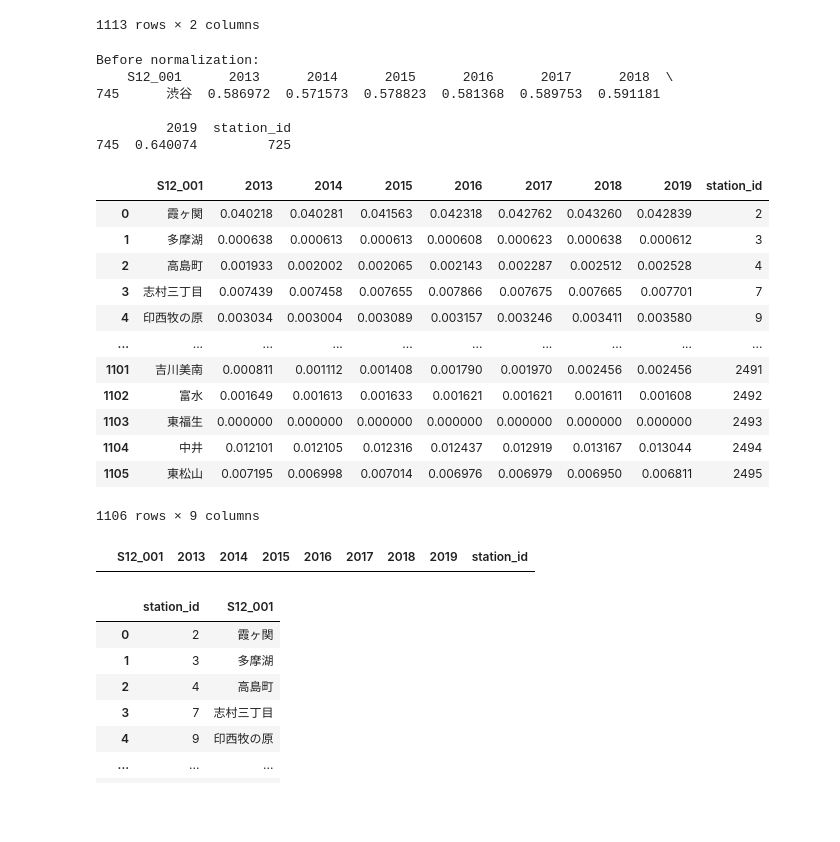
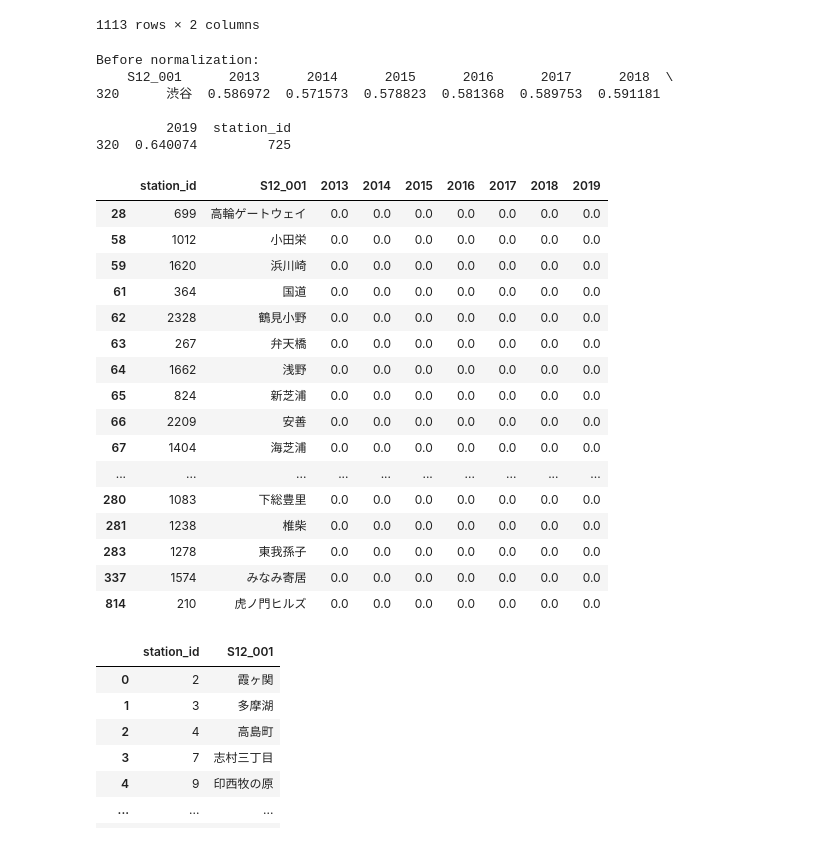
Before and after one commit to alessioborgi/PolySheafNeuralNetworks-RailwayPassengers, a Jupyter notebook: datasets/tokyo_railway/graph_plot_jp.ipynb, the cells around one changed output. Drawn from its saved outputs; the diff is of its cells as text; code cells hidden in the pictures; blank space fills up the shorter version.

```diff
--- a/datasets/tokyo_railway/graph_plot_jp.ipynb
+++ b/datasets/tokyo_railway/graph_plot_jp.ipynb
@@ -7,7 +7,7 @@ import matplotlib.pyplot as plt
 # %%
 pd.set_option('display.max_rows', 500)
 # %%
-connection_pd = pd.read_csv('./line_station_connectionV1130.csv')
+connection_pd = pd.read_csv('./raw/line_station_connectionV1130.csv')
 connection_pd
 # %% [output]
 |  | line_cd | station_cd1 | station_cd2 | company_cd | line_name | station_name1 | station_name2 | station_lng1 | ... |
@@ -47,11 +47,13 @@ station_list_pd
 # %%
 # list of all the stations in the passenger survey data that are also in the connection data
 
-passenger_survey_pd = pd.read_csv('./pass_survey_tokyov1109.csv')
+passenger_survey_pd = pd.read_csv('./raw/pass_survey_tokyov1109.csv')
 passenger_survey_pd['station_id'] = passenger_survey_pd['station_id'].astype(int)
 passenger_survey_pd[passenger_survey_pd['station_id'].isin(station_list_pd['station_id'].values)]
 
 matching_passenger_survey_pd = passenger_survey_pd[passenger_survey_pd['station_id'].isin(station_list_pd['station_id'].values)].reset_index(drop=True)
+matching_passenger_survey_pd = matching_passenger_survey_pd.sort_values('station_id').reset_index(drop=True)
+matching_passenger_survey_pd
 
 year_cols = ['2013', '2014', '2015', '2016', '2017', '2018', '2019']
 # max-min normalize passenger counts:
@@ -69,37 +71,36 @@ print(matching_passenger_survey_pd.loc[matching_passenger_survey_pd['S12_001'] =
 # row_maxs = matching_passenger_survey_pd[year_cols].max(axis=1)
 # for year in year_cols:
 #     matching_passenger_survey_pd[year] = (matching_passenger_survey_pd[year] - row_mins) / (row_maxs - row_mins)
-
-
-matching_passenger_survey_pd = matching_passenger_survey_pd.sort_values('station_id').reset_index(drop=True)
-matching_passenger_survey_pd
 # %% [output]
 Before normalization:
     S12_001      2013      2014      2015      2016      2017      2018  \
-745      渋谷  0.586972  0.571573  0.578823  0.581368  0.589753  0.591181
+320      渋谷  0.586972  0.571573  0.578823  0.581368  0.589753  0.591181
 
          2019  station_id
-745  0.640074         725
+320  0.640074         725
-|  | S12_001 | 2013 | 2014 | 2015 | 2016 | 2017 | 2018 | 2019 | station_id |
-| 0 | 霞ヶ関 | 0.040218 | 0.040281 | 0.041563 | 0.042318 | 0.042762 | 0.043260 | 0.042839 | 2 |
-| 1 | 多摩湖 | 0.000638 | 0.000613 | 0.000613 | 0.000608 | 0.000623 | 0.000638 | 0.000612 | 3 |
-| 2 | 高島町 | 0.001933 | 0.002002 | 0.002065 | 0.002143 | 0.002287 | 0.002512 | 0.002528 | 4 |
-| 3 | 志村三丁目 | 0.007439 | 0.007458 | 0.007655 | 0.007866 | 0.007675 | 0.007665 | 0.007701 | 7 |
-| 4 | 印西牧の原 | 0.003034 | 0.003004 | 0.003089 | 0.003157 | 0.003246 | 0.003411 | 0.003580 | 9 |
-| ... | ... | ... | ... | ... | ... | ... | ... | ... | ... |
-| 1101 | 吉川美南 | 0.000811 | 0.001112 | 0.001408 | 0.001790 | 0.001970 | 0.002456 | 0.002456 | 2491 |
-| 1102 | 富水 | 0.001649 | 0.001613 | 0.001633 | 0.001621 | 0.001621 | 0.001611 | 0.001608 | 2492 |
-| 1103 | 東福生 | 0.000000 | 0.000000 | 0.000000 | 0.000000 | 0.000000 | 0.000000 | 0.000000 | 2493 |
-| 1104 | 中井 | 0.012101 | 0.012105 | 0.012316 | 0.012437 | 0.012919 | 0.013167 | 0.013044 | 2494 |
-| 1105 | 東松山 | 0.007195 | 0.006998 | 0.007014 | 0.006976 | 0.006979 | 0.006950 | 0.006811 | 2495 |
-1106 rows × 9 columns
 # %%
 #find all the full 0 rows in the year columns
-full_zero_rows = matching_passenger_survey_pd[year_cols].apply(lambda row: row.isna().any(), axis=1)
+full_zero_rows = matching_passenger_survey_pd[year_cols].apply(lambda row: (row == 0).all(), axis=1)
 matching_passenger_survey_pd[full_zero_rows]
 # print(matching_passenger_survey_pd.loc[matching_passenger_survey_pd['S12_001'] == '渋谷'])
 # %% [output]
-|  | S12_001 | 2013 | 2014 | 2015 | 2016 | 2017 | 2018 | 2019 | station_id |
+|  | station_id | S12_001 | 2013 | 2014 | 2015 | 2016 | 2017 | 2018 | 2019 |
+| 28 | 699 | 高輪ゲートウェイ | 0.0 | 0.0 | 0.0 | 0.0 | 0.0 | 0.0 | 0.0 |
+| 58 | 1012 | 小田栄 | 0.0 | 0.0 | 0.0 | 0.0 | 0.0 | 0.0 | 0.0 |
+| 59 | 1620 | 浜川崎 | 0.0 | 0.0 | 0.0 | 0.0 | 0.0 | 0.0 | 0.0 |
+| 61 | 364 | 国道 | 0.0 | 0.0 | 0.0 | 0.0 | 0.0 | 0.0 | 0.0 |
+| 62 | 2328 | 鶴見小野 | 0.0 | 0.0 | 0.0 | 0.0 | 0.0 | 0.0 | 0.0 |
+| 63 | 267 | 弁天橋 | 0.0 | 0.0 | 0.0 | 0.0 | 0.0 | 0.0 | 0.0 |
+| 64 | 1662 | 浅野 | 0.0 | 0.0 | 0.0 | 0.0 | 0.0 | 0.0 | 0.0 |
+| 65 | 824 | 新芝浦 | 0.0 | 0.0 | 0.0 | 0.0 | 0.0 | 0.0 | 0.0 |
+| 66 | 2209 | 安善 | 0.0 | 0.0 | 0.0 | 0.0 | 0.0 | 0.0 | 0.0 |
+| 67 | 1404 | 海芝浦 | 0.0 | 0.0 | 0.0 | 0.0 | 0.0 | 0.0 | 0.0 |
+| ... | ... | ... | ... | ... | ... | ... | ... | ... | ... |
+| 280 | 1083 | 下総豊里 | 0.0 | 0.0 | 0.0 | 0.0 | 0.0 | 0.0 | 0.0 |
+| 281 | 1238 | 椎柴 | 0.0 | 0.0 | 0.0 | 0.0 | 0.0 | 0.0 | 0.0 |
+| 283 | 1278 | 東我孫子 | 0.0 | 0.0 | 0.0 | 0.0 | 0.0 | 0.0 | 0.0 |
+| 337 | 1574 | みなみ寄居 | 0.0 | 0.0 | 0.0 | 0.0 | 0.0 | 0.0 | 0.0 |
+| 814 | 210 | 虎ノ門ヒルズ | 0.0 | 0.0 | 0.0 | 0.0 | 0.0 | 0.0 | 0.0 |
 # %%
 # matching_passenger_survey_pd = matching_passenger_survey_pd[~full_zero_rows].reset_index(drop=True)
 # matching_passenger_survey_pd
```
Also changed, not shown: parts of 7 cells of this notebook, 1 other file.
